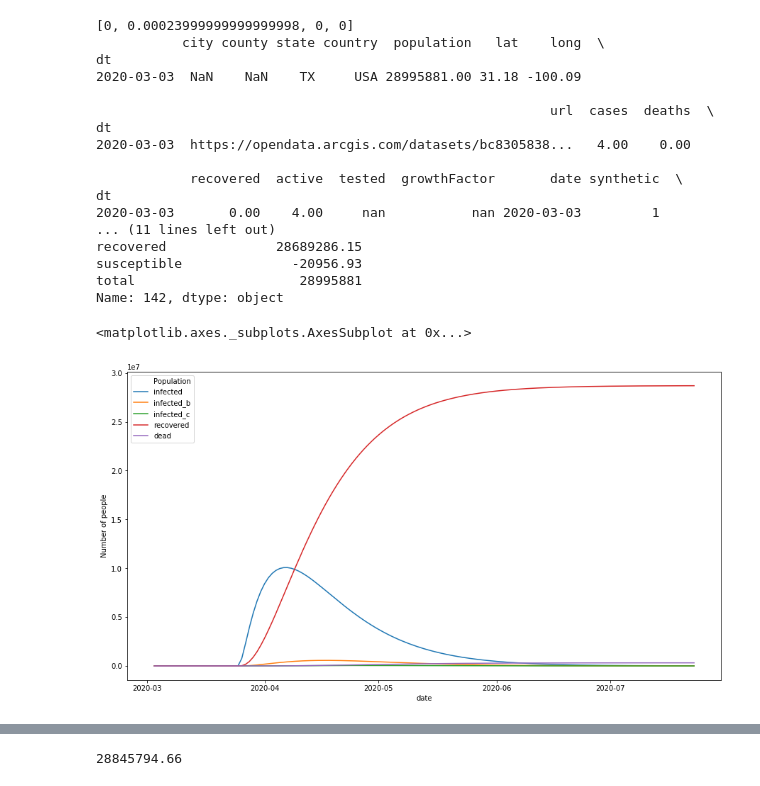
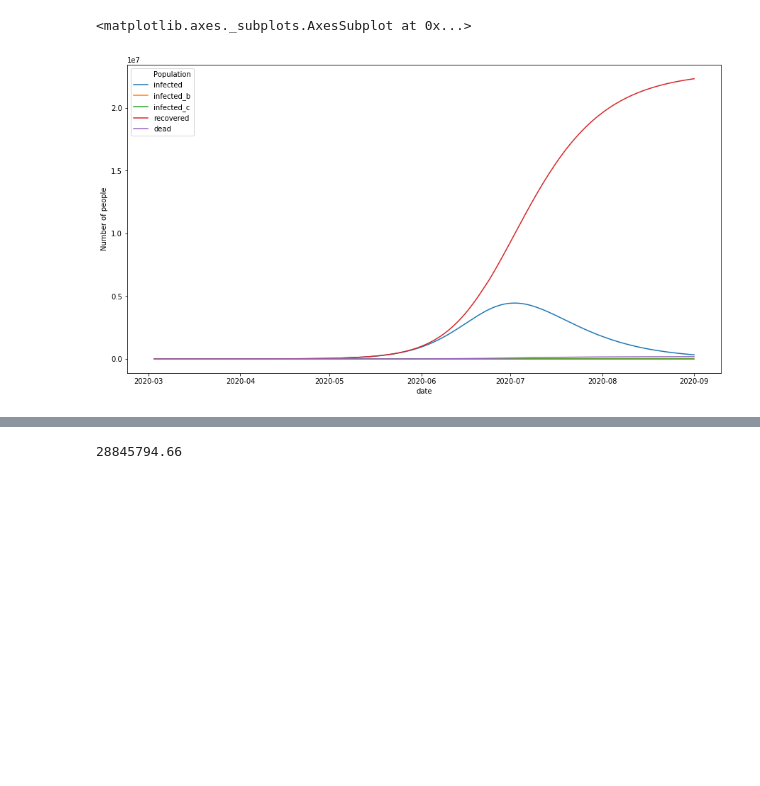
Before and after one commit to act-now-coalition/covid-data-model, a Jupyter notebook: seird_notebook_runtime.ipynb, the cells around one changed output, grey strips where cells are left out. Cells and saved outputs as stored; diff of their text form; code cells hidden in the pictures; blank space fills up the shorter version.

```diff
--- a/seird_notebook_runtime.ipynb
+++ b/seird_notebook_runtime.ipynb
@@ -39,7 +39,7 @@ def model_state(country, state, interventions=None):
         'beds': Dataset.get_beds_by_country_state(country, state),
         'population': POP,
         #'projection_iterations': 25, # Number of iterations into the future to project
-        'projection_iterations': 30, # Number of iterations into the future to project
+        'projection_iterations': 40, # Number of iterations into the future to project
         'r0': r0,
         'interventions': interventions,
         'hospitalization_rate': HOSPITALIZATION_RATE,
@@ -62,6 +62,7 @@ def model_state(country, state, interventions=None):
         'hospital_time_recovery': 11, #Duration of hospitalization, In days
         'use_harvard_params': False, #If True use the harvard parameters directly, if not calculate off the above
         'use_harvard_init': use_harvard_init, #If True use the harvard model inputs for inital conditions and N (recreate their graph)
+        'model': 'sir'
     }
     return CovidTimeseriesModelSIR().forecast_region(model_parameters=MODEL_PARAMETERS)
 
@@ -177,31 +145,15 @@ Name: 143, dtype: object
 # %%
-[df, soln] = model_state('USA', 'TX', INTERVENTIONS[0])
+[df, soln] = model_state('USA', 'TX', INTERVENTIONS[1])
 
-print(initervention_df.iloc[-1])
+#print(initervention_df.iloc[-1])
 
 #chart_cols = ["exposed", "infected", "infected_b", "infected_c",  "recovered", "dead"] #, "susceptible"]
 chart_cols = ["infected", "infected_b", "infected_c",  "recovered", "dead"] #, "susceptible"]
+#chart_cols = ["infected", "infected_b", "infected_c",  "dead"] #, "susceptible"]
 plot_df(df, chart_cols)
 # %% [output]
-[0, 0.00023999999999999998, 0, 0]
-           city county state country  population   lat    long  \
-dt
-2020-03-03  NaN    NaN    TX     USA 28995881.00 31.18 -100.09
-
-                                                          url  cases  deaths  \
-dt
-2020-03-03  https://opendata.arcgis.com/datasets/bc8305838...   4.00    0.00
-
-            recovered  active  tested  growthFactor       date synthetic  \
-dt
-2020-03-03       0.00    4.00     nan           nan 2020-03-03         1
-... (11 lines left out)
-recovered              28689286.15
-susceptible              -20956.93
-total                     28995881
-Name: 142, dtype: object
+<matplotlib.axes._subplots.AxesSubplot at 0x...>
-<matplotlib.axes._subplots.AxesSubplot at 0x...>
-[figure, old version]
+[figure, new version]
 # %%
 if use_harvard_init:
     tmax=365
```
Also changed, not shown: parts of 2 cells of this notebook, 3 other files.
